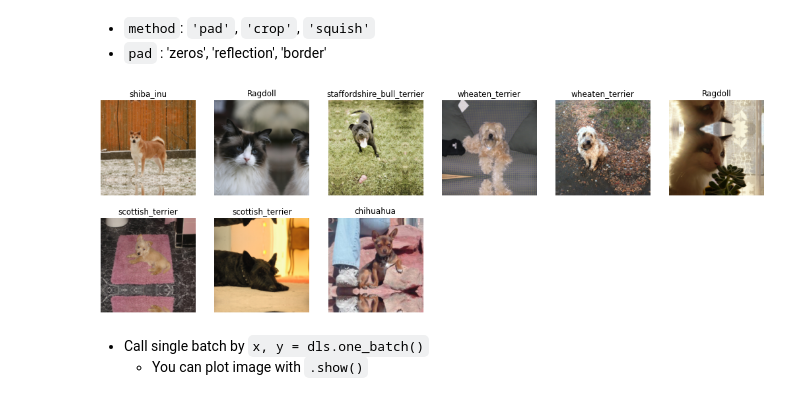
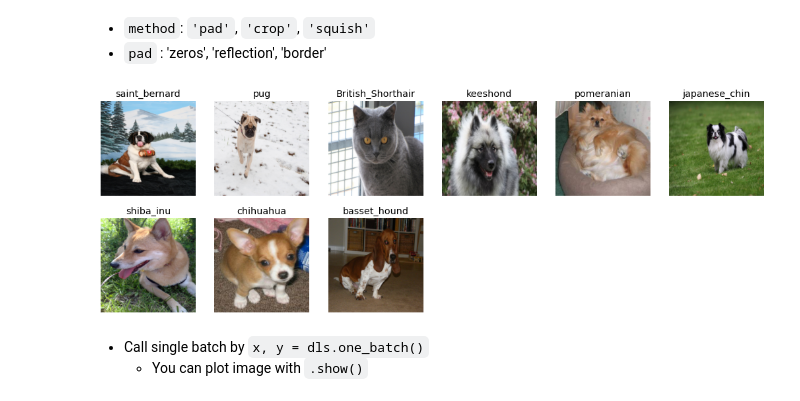
Before and after one commit to jdasam/data-ai, a Jupyter notebook: Data_&_AI_9th_week_wed_livecoding.ipynb, the cells around one changed output. Cells and saved outputs as stored; diff of their text form; code cells hidden in the pictures.

```diff
--- a/Data_&_AI_9th_week_wed_livecoding.ipynb
+++ b/Data_&_AI_9th_week_wed_livecoding.ipynb
@@ -170,8 +98,8 @@ There are 37 categories: {'japanese_chin', 'german_shorthaired', 'Maine_Coon', '
 pets = DataBlock(blocks = (ImageBlock, CategoryBlock),
                  get_items= get_image_files,
                  get_y= using_attr(RegexLabeller(r'(.+)_\d+.jpg$'), 'name' ),
-                 splitter=RandomSplitter(valid_pct=0.3, seed=42),
-                item_tfms=Resize(460),
+                 splitter=RandomSplitter(valid_pct=0.2, seed=42),
+                 item_tfms=Resize(460),
                  batch_tfms=aug_transforms(size=224, min_scale=0.75)
                 )
 dls = pets.dataloaders(image_path)
@@ -192,9 +122,9 @@ dls.show_batch(nrows=2, ncols=5, unique=True)
 - `method`: `'pad'`, `'crop'`, `'squish'`
 - `pad` : 'zeros', 'reflection', 'border'
 # %%
-pets.new(item_tfms=Resize(200, method='pad',pad_mode='reflection' )).dataloaders(image_path).show_batch(nrows=2, ncols=6, unique=False)
+pets.new(item_tfms=Resize(200, method='squish',pad_mode='zeros' )).dataloaders(image_path).show_batch(nrows=2, ncols=6, unique=False)
 # %% [output]
-[figure, old version]
+[figure, new version]
 # %% [markdown]
 - Call single batch by `x, y = dls.one_batch()`
   - You can plot image with `.show()`
```
Also changed, not shown: parts of 37 cells of this notebook, 1 other file.
